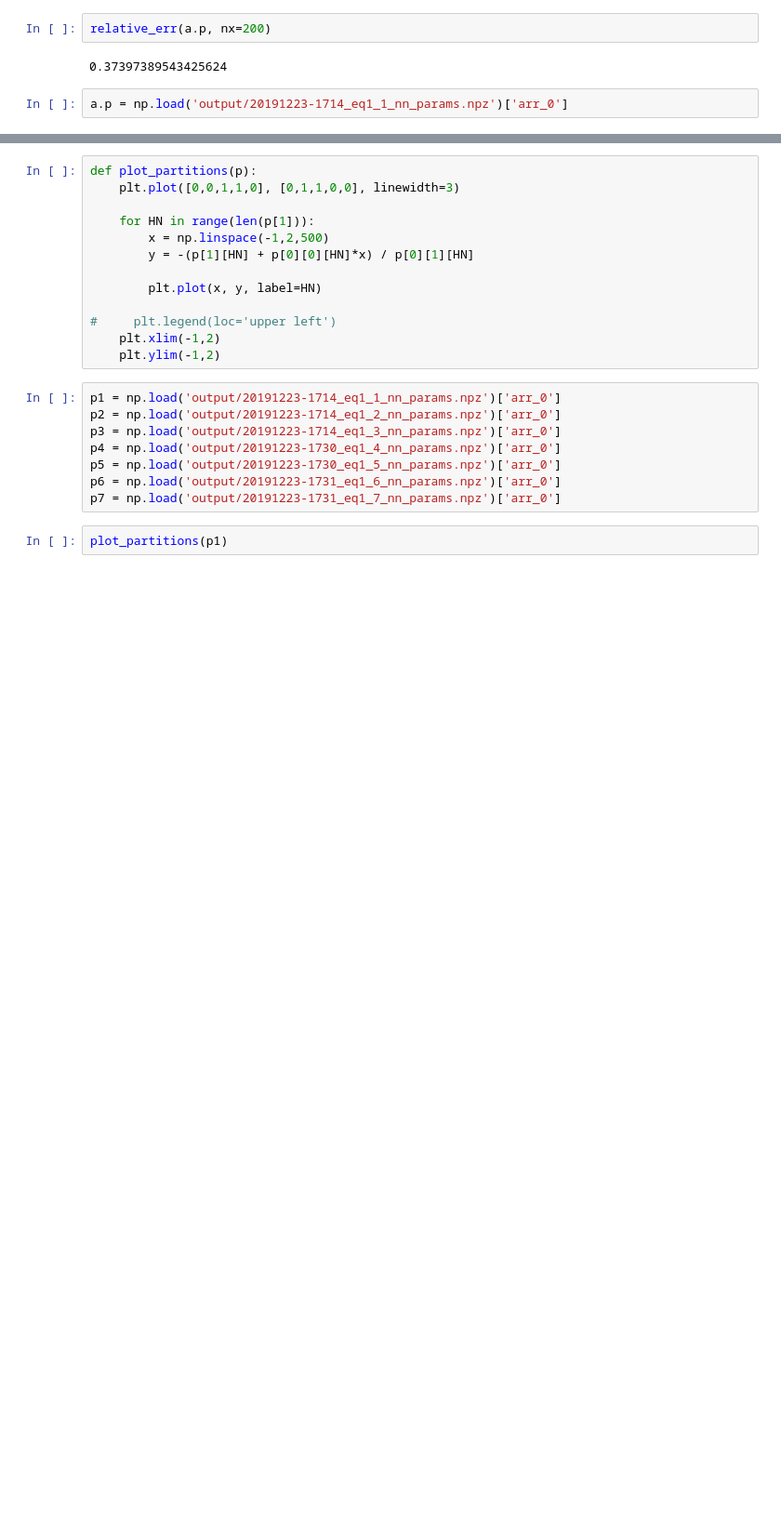
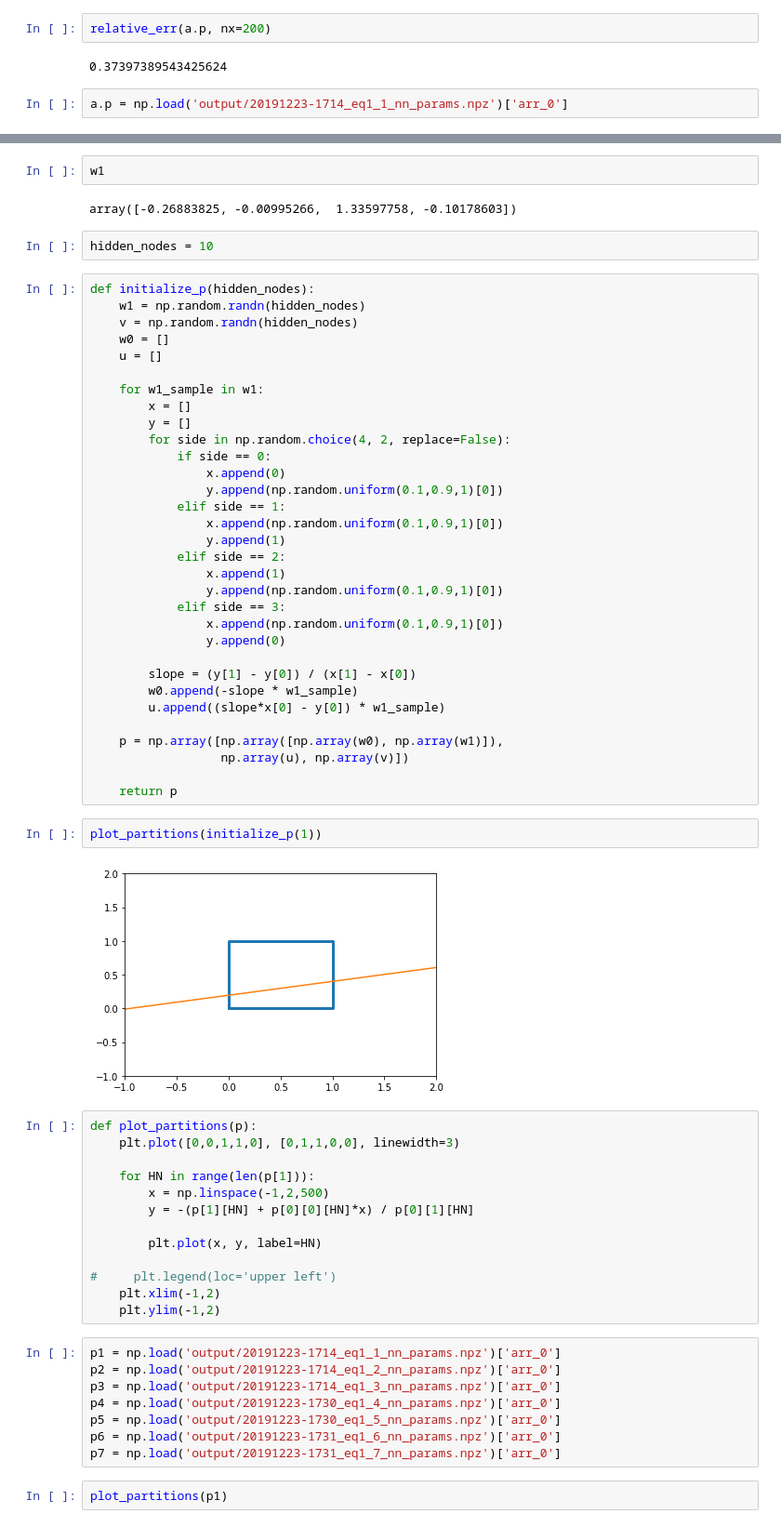
Before and after one commit to RazinShaikh/FPY, a Jupyter notebook: Square Many copy/Main-Copy1.ipynb, the cells around one changed output, grey strips where cells are left out. Shown at 93% size. Cells and saved outputs as stored; diff of their text form; blank space fills up the shorter version.

Commit message:
add domain partition plots and removed cache files

```diff
--- a/Square Many copy/Main-Copy1.ipynb
+++ b/Square Many copy/Main-Copy1.ipynb
@@ -507,3 +516,45 @@ a.save_result('eq1_1')
+# %%
+w1
+# %% [output]
+array([-0.26883825, -0.00995266,  1.33597758, -0.10178603])
+# %%
+hidden_nodes = 10
+# %%
+def initialize_p(hidden_nodes):
+    w1 = np.random.randn(hidden_nodes)
+    v = np.random.randn(hidden_nodes)
+    w0 = []
+    u = []
+
+    for w1_sample in w1:
+        x = []
+        y = []
+        for side in np.random.choice(4, 2, replace=False):
+            if side == 0:
+                x.append(0)
+                y.append(np.random.uniform(0.1,0.9,1)[0])
+            elif side == 1:
+                x.append(np.random.uniform(0.1,0.9,1)[0])
+                y.append(1)
+            elif side == 2:
+                x.append(1)
+                y.append(np.random.uniform(0.1,0.9,1)[0])
+            elif side == 3:
+                x.append(np.random.uniform(0.1,0.9,1)[0])
+                y.append(0)
+
+        slope = (y[1] - y[0]) / (x[1] - x[0])
+        w0.append(-slope * w1_sample)
+        u.append((slope*x[0] - y[0]) * w1_sample)
+
+    p = np.array([np.array([np.array(w0), np.array(w1)]),
+                  np.array(u), np.array(v)])
+
+    return p
+# %%
+plot_partitions(initialize_p(1))
+# %% [output]
+[figure, added]
 # %%
 def plot_partitions(p):
     plt.plot([0,0,1,1,0], [0,1,1,0,0], linewidth=3)
```
Also changed, not shown: parts of 4 cells of this notebook, 3 other files.
